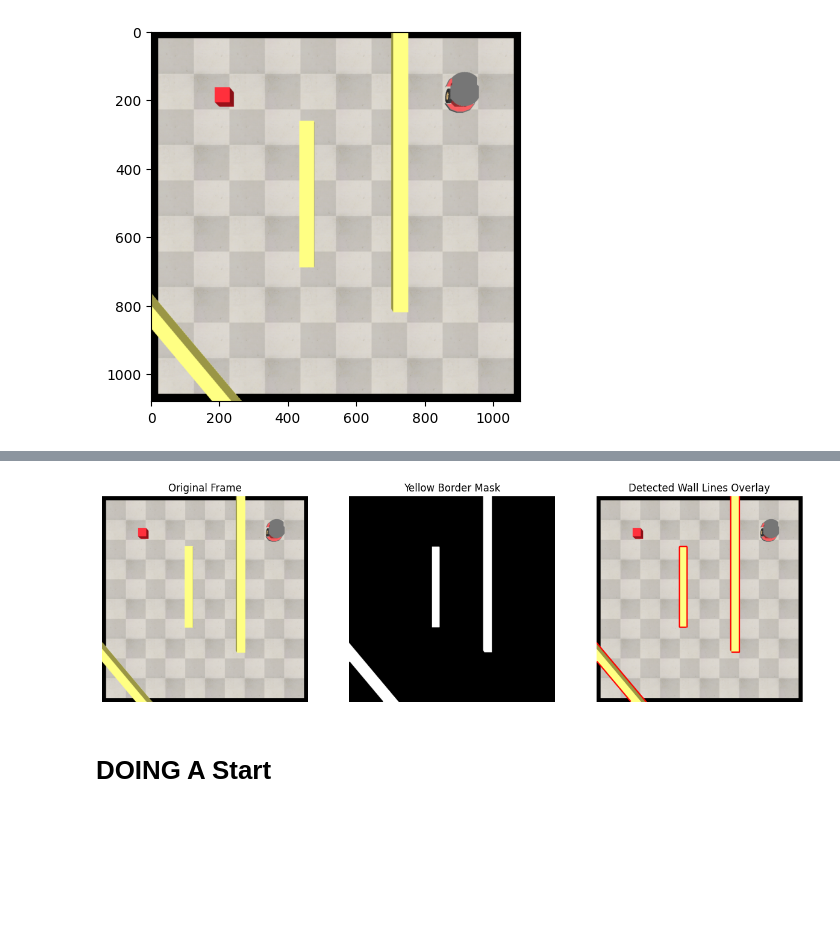
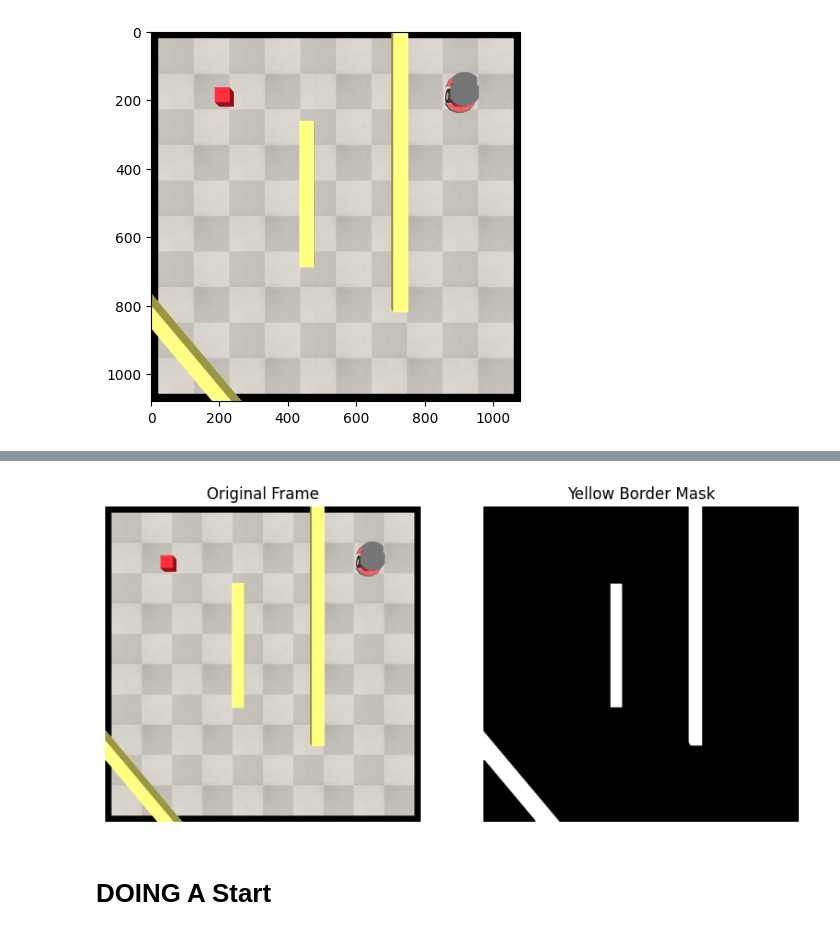
Before and after one commit to NicolasAraya932/MotionPlanning, a Jupyter notebook: motion.ipynb, the cells around one changed output, grey strips where cells are left out. Saved outputs shown, nothing was run; the diff lists cells and outputs as text; code cells hidden in the pictures; blank space fills up the shorter version.

```diff
--- a/motion.ipynb
+++ b/motion.ipynb
@@ -210,44 +136,31 @@ def polyline_to_grid(polyline3d, origin, resolution, width, height):
 # %%
 sim.startSimulation()
 for _ in range(1):
     client.step()
     time.sleep(0.5)
     client.step()
 
     # 1. Grab image & segment
     frame, _, _ = camera.getFrame()
     mask = segment_yellow_borders(frame)
-
-    # 2. Extract straight wall segments in pixel coords
-    walls_uv = extract_wall_lines(mask)
-
-    # 3. Draw lines on a copy of the frame
-    frame_with_lines = frame.copy()
-    for (u1, v1), (u2, v2) in walls_uv:
-        cv2.line(frame_with_lines, (int(u1), int(v1)), (int(u2), int(v2)), (255, 0, 0), 5)
 
     # 4. Plot original frame, mask, and frame with lines
     plt.figure(figsize=(15, 5))
 
     plt.subplot(1, 3, 1)
     plt.imshow(frame)
     plt.title('Original Frame')
     plt.axis('off')
 
     plt.subplot(1, 3, 2)
     plt.imshow(mask, cmap='gray')
     plt.title('Yellow Border Mask')
     plt.axis('off')
 
-    plt.subplot(1, 3, 3)
-    plt.imshow(frame_with_lines)
-    plt.title('Detected Wall Lines Overlay')
-    plt.axis('off')
-
     plt.show()
 sim.stopSimulation()
 # %% [output]
-[figure, old version]
+[figure, new version]
 # %% [markdown]
 # DOING A Start
 # %%
```
Also changed, not shown: parts of 7 cells of this notebook, 3 other files.
